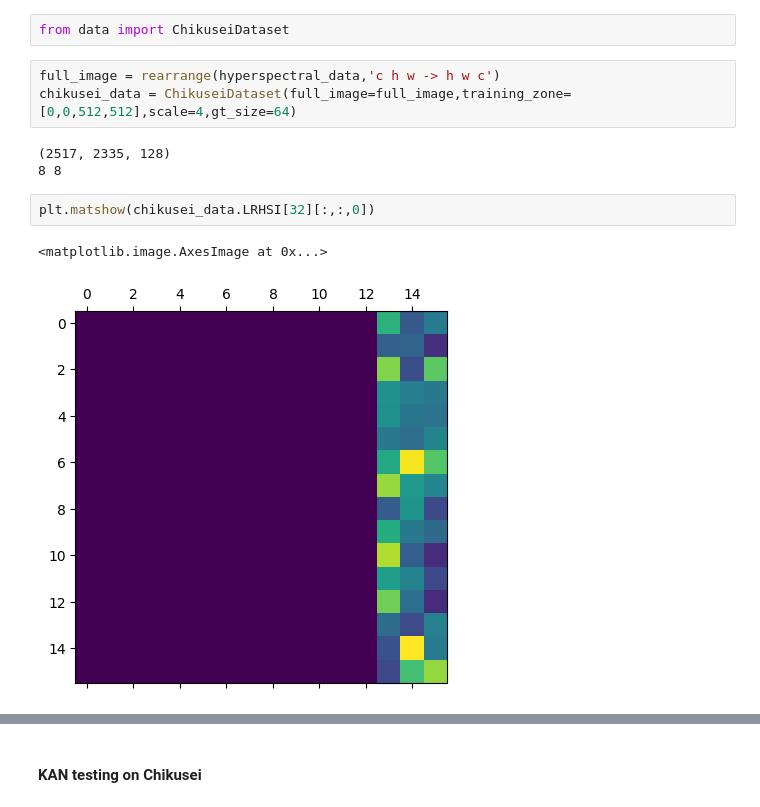
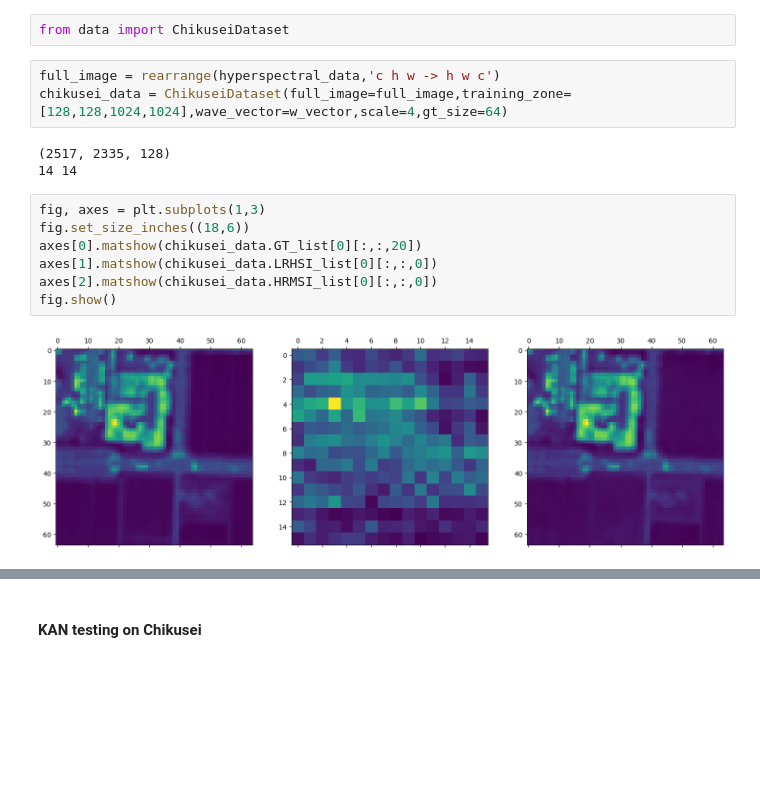
Before and after one commit to jtreguer/HSR-KAN, a Jupyter notebook: KAN_testing.ipynb, the cells around one changed output, grey strips where cells are left out. Drawn from its saved outputs; the diff is of its cells as text; blank space fills up the shorter version.

Commit message:
Chikusei training

```diff
--- a/KAN_testing.ipynb
+++ b/KAN_testing.ipynb
@@ -367,15 +353,19 @@ if 0:
 from data import ChikuseiDataset
 # %%
 full_image = rearrange(hyperspectral_data,'c h w -> h w c')
-chikusei_data = ChikuseiDataset(full_image=full_image,training_zone=[0,0,512,512],scale=4,gt_size=64)
+chikusei_data = ChikuseiDataset(full_image=full_image,training_zone=[128,128,1024,1024],wave_vector=w_vector,scale=4,gt_size=64)
 # %% [output]
 (2517, 2335, 128)
-8 8
+14 14
-# %%
-plt.matshow(chikusei_data.LRHSI[32][:,:,0])
-# %% [output]
-<matplotlib.image.AxesImage at 0x...>
-[figure, removed]
+# %%
+fig, axes = plt.subplots(1,3)
+fig.set_size_inches((18,6))
+axes[0].matshow(chikusei_data.GT_list[0][:,:,20])
+axes[1].matshow(chikusei_data.LRHSI_list[0][:,:,0])
+axes[2].matshow(chikusei_data.HRMSI_list[0][:,:,0])
+fig.show()
+# %% [output]
+[figure, added]
 # %%
 import logging
 import os
```
Also changed, not shown: parts of 14 cells of this notebook, 10 other files.
